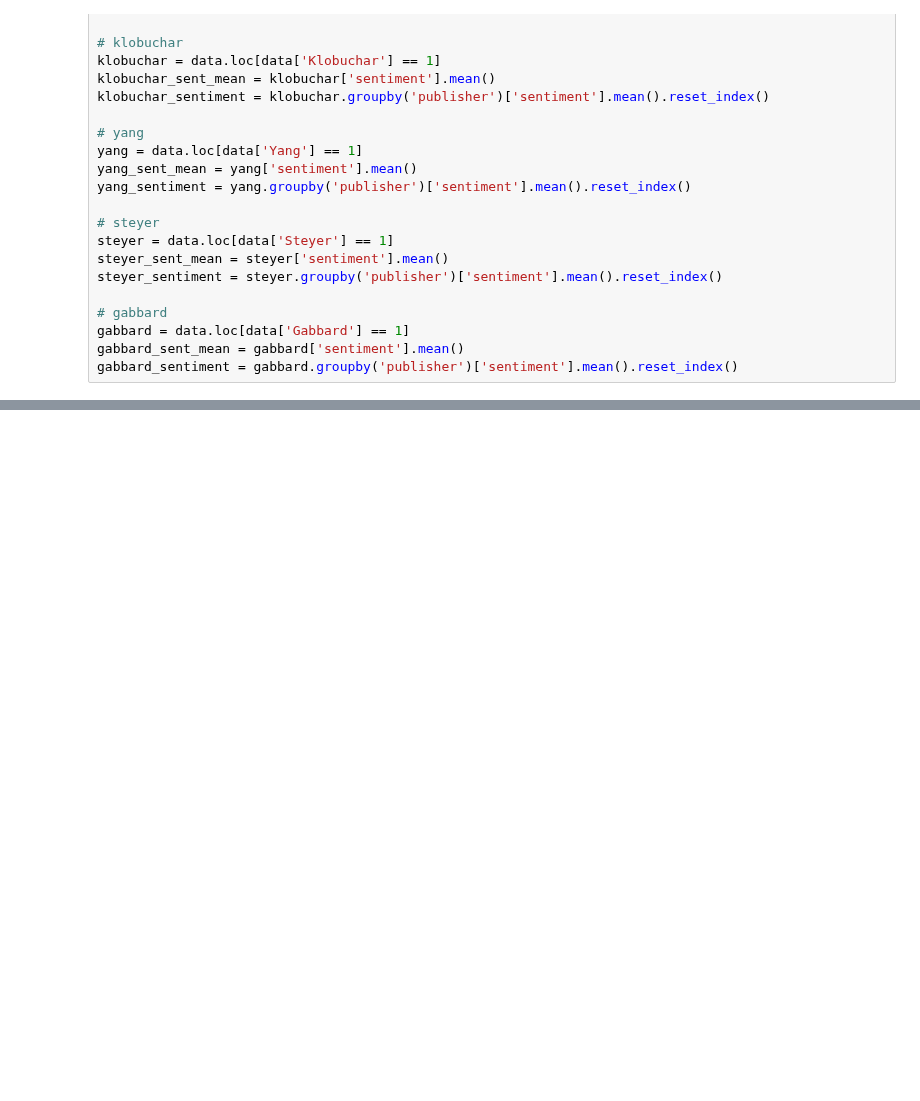
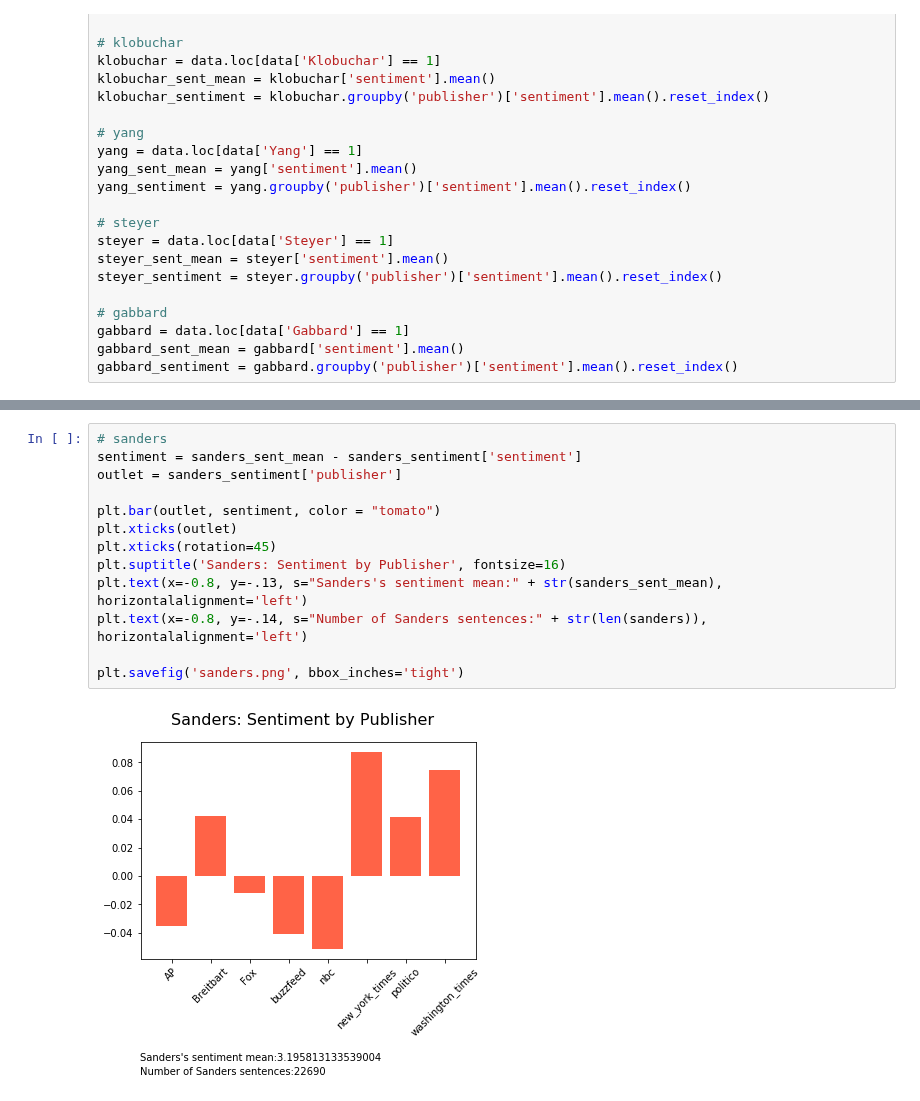
Before and after one commit to MarinaWyss/Hertie-NLP-Python-Project, a Jupyter notebook: 4_Sentiment Analysis.ipynb, the cells around one changed output, grey strips where cells are left out. Drawn from its saved outputs; the diff is of its cells as text; blank space fills up the shorter version.

```diff
--- a/4_Sentiment Analysis.ipynb
+++ b/4_Sentiment Analysis.ipynb
@@ -796,0 +594,15 @@ model = AutoModelForSequenceClassification.from_pretrained("nlptown/bert-base-mu
+# %%
+# sanders
+sentiment = sanders_sent_mean - sanders_sentiment['sentiment']
+outlet = sanders_sentiment['publisher']
+
+plt.bar(outlet, sentiment, color = "tomato")
+plt.xticks(outlet)
+plt.xticks(rotation=45)
+plt.suptitle('Sanders: Sentiment by Publisher', fontsize=16)
+plt.text(x=-0.8, y=-.13, s="Sanders's sentiment mean:" + str(sanders_sent_mean), horizontalalignment='left')
+plt.text(x=-0.8, y=-.14, s="Number of Sanders sentences:" + str(len(sanders)), horizontalalignment='left')
+
+plt.savefig('sanders.png', bbox_inches='tight')
+# %% [output]
+[figure, added]
```
Also changed, not shown: parts of 63 cells of this notebook, 12 other files.
